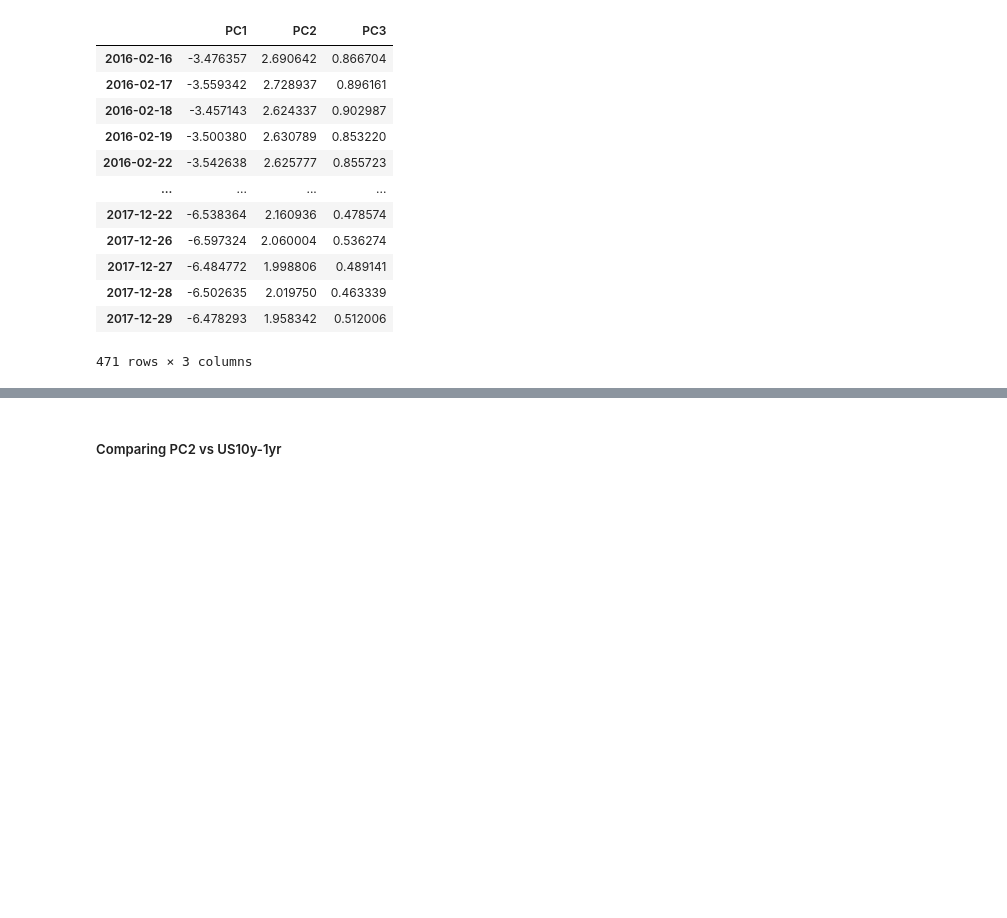
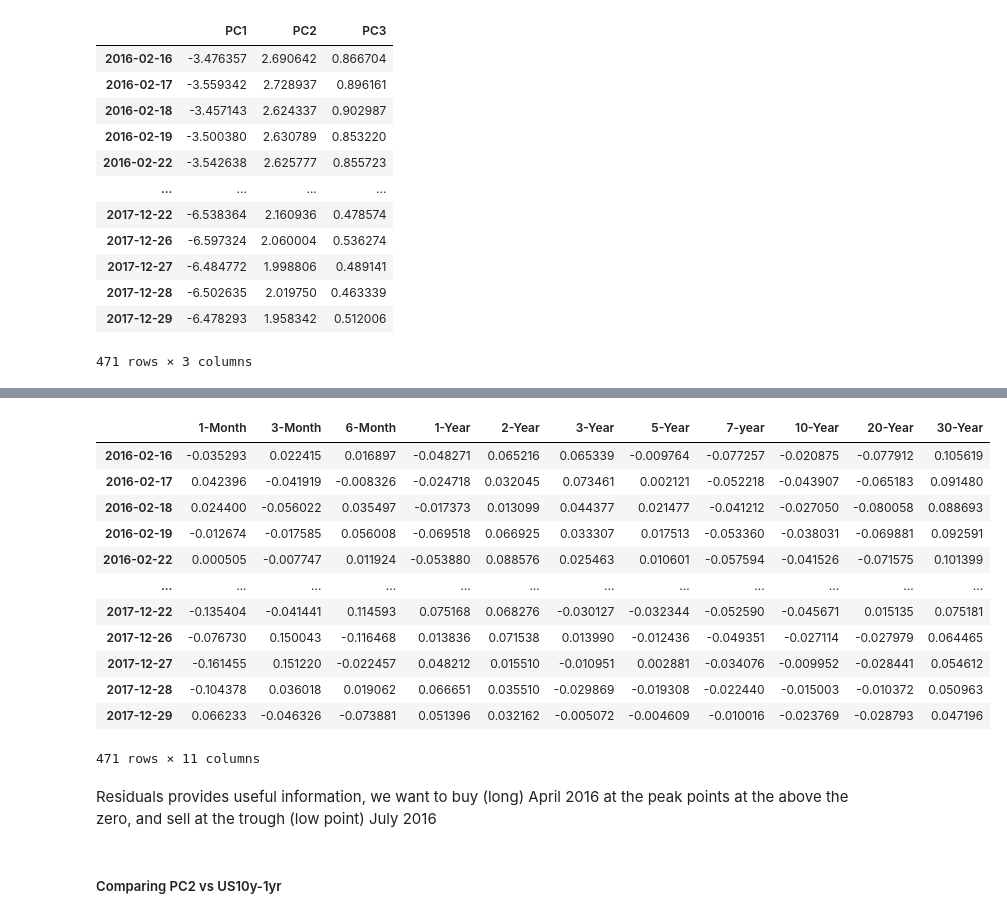
Before and after one commit to calebfowowe/ML_wrks, a Jupyter notebook: PCA/PCA_examples.ipynb, the cells around one changed output, grey strips where cells are left out. Cells and saved outputs as stored; diff of their text form; code cells hidden in the pictures; blank space fills up the shorter version.

Commit message:
added residuals extraction info

```diff
--- a/PCA/PCA_examples.ipynb
+++ b/PCA/PCA_examples.ipynb
@@ -466,0 +469,13 @@ factor_scores_df
+# %%
+# Reduce to k components
+X_pca_scores = pca.transform(scaled_tyield_data)[:, :k]
+components_k = pca.components_[:k, :]
+
+# Reconstruct the approximation
+X_approx = X_pca_scores @ components_k
+
+# Add back the mean, since the data was centered manually, skip if using StandardScaler
+#X_approx += scaler.mean_
+
+residuals = scaled_tyield_data - X_approx
+residuals
@@ -466,0 +496,17 @@ factor_scores_df
+# %%
+residuals_df = pd.DataFrame(residuals, index=tyield_df.index, columns=tyield_df.columns)
+residuals_df
+# %% [output]
+|  | 1-Month | 3-Month | 6-Month | 1-Year | 2-Year | 3-Year | 5-Year | 7-year | 10-Year | 20-Year | 30-Year |
+| 2016-02-16 | -0.035293 | 0.022415 | 0.016897 | -0.048271 | 0.065216 | 0.065339 | -0.009764 | -0.077257 | -0.020875 | -0.077912 | 0.105619 |
+| 2016-02-17 | 0.042396 | -0.041919 | -0.008326 | -0.024718 | 0.032045 | 0.073461 | 0.002121 | -0.052218 | -0.043907 | -0.065183 | 0.091480 |
+| 2016-02-18 | 0.024400 | -0.056022 | 0.035497 | -0.017373 | 0.013099 | 0.044377 | 0.021477 | -0.041212 | -0.027050 | -0.080058 | 0.088693 |
+| 2016-02-19 | -0.012674 | -0.017585 | 0.056008 | -0.069518 | 0.066925 | 0.033307 | 0.017513 | -0.053360 | -0.038031 | -0.069881 | 0.092591 |
+| 2016-02-22 | 0.000505 | -0.007747 | 0.011924 | -0.053880 | 0.088576 | 0.025463 | 0.010601 | -0.057594 | -0.041526 | -0.071575 | 0.101399 |
+| ... | ... | ... | ... | ... | ... | ... | ... | ... | ... | ... | ... |
+| 2017-12-22 | -0.135404 | -0.041441 | 0.114593 | 0.075168 | 0.068276 | -0.030127 | -0.032344 | -0.052590 | -0.045671 | 0.015135 | 0.075181 |
+| 2017-12-26 | -0.076730 | 0.150043 | -0.116468 | 0.013836 | 0.071538 | 0.013990 | -0.012436 | -0.049351 | -0.027114 | -0.027979 | 0.064465 |
+| 2017-12-27 | -0.161455 | 0.151220 | -0.022457 | 0.048212 | 0.015510 | -0.010951 | 0.002881 | -0.034076 | -0.009952 | -0.028441 | 0.054612 |
+| 2017-12-28 | -0.104378 | 0.036018 | 0.019062 | 0.066651 | 0.035510 | -0.029869 | -0.019308 | -0.022440 | -0.015003 | -0.010372 | 0.050963 |
+| 2017-12-29 | 0.066233 | -0.046326 | -0.073881 | 0.051396 | 0.032162 | -0.005072 | -0.004609 | -0.010016 | -0.023769 | -0.028793 | 0.047196 |
+471 rows × 11 columns
@@ -467,3 +538,5 @@ factor_scores_df
+# %% [markdown]
+Residuals provides useful information, we want to buy (long) April 2016 at the peak points at the above the zero, and sell at the trough (low point) July 2016
 # %% [markdown]
 ##### Comparing PC2 vs US10y-1yr
 # %%
```
Also changed, not shown: parts of 4 cells of this notebook.
